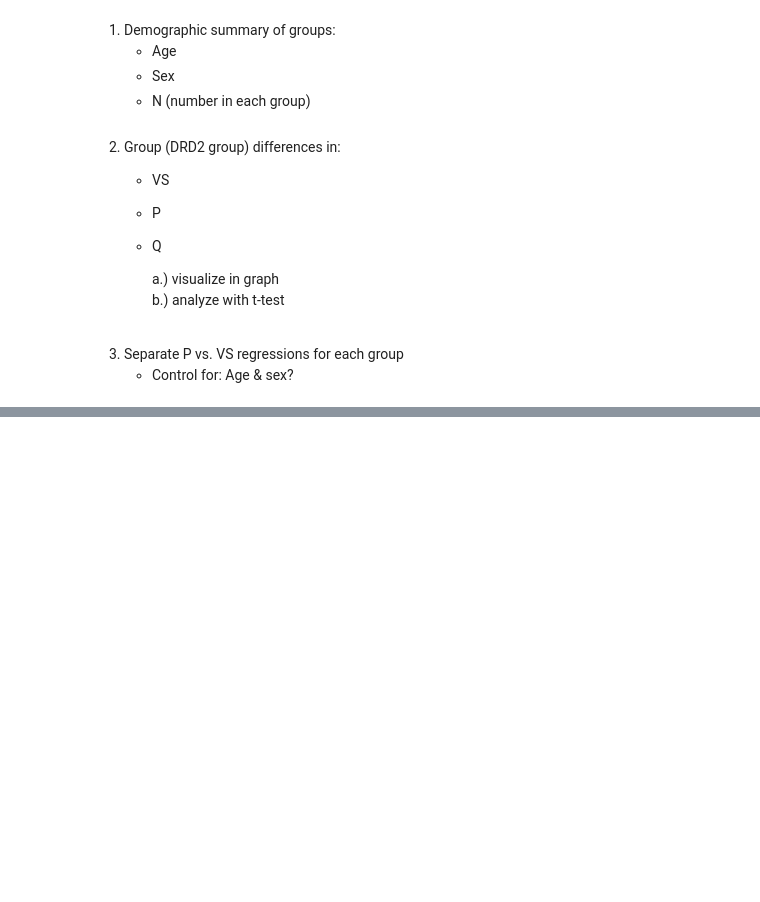
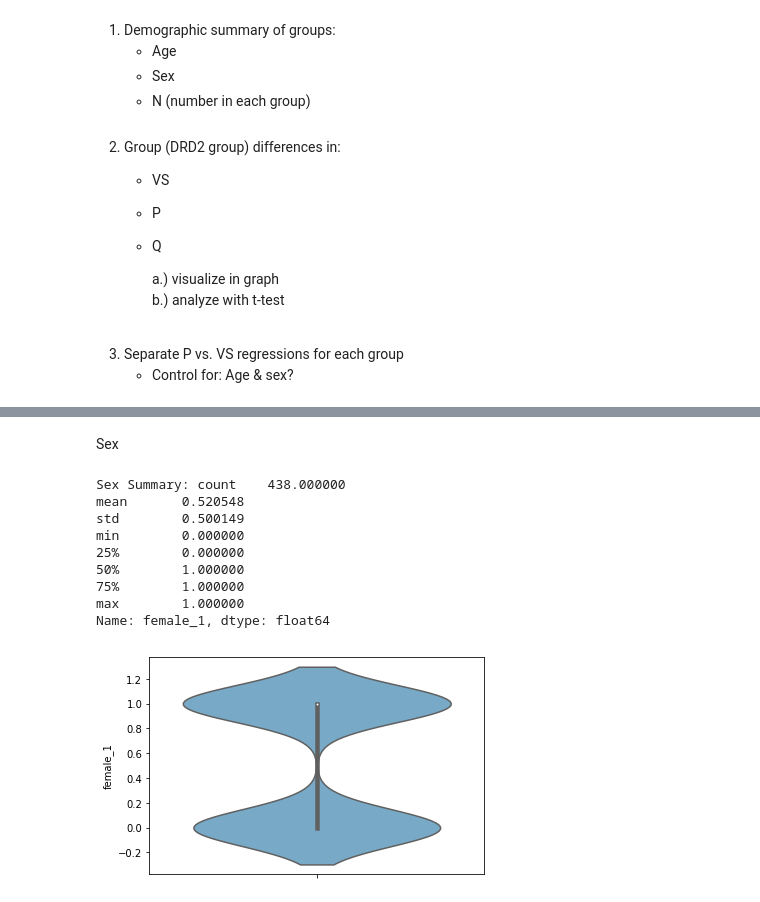
Before and after one commit to cbanuelos/DRD2_Abnormal_Learning, a Jupyter notebook: DataAnalysis.ipynb, the cells around one changed output, grey strips where cells are left out. Saved outputs shown, nothing was run; the diff lists cells and outputs as text; code cells hidden in the pictures; blank space fills up the shorter version.

```diff
--- a/DataAnalysis.ipynb
+++ b/DataAnalysis.ipynb
@@ -53,0 +77,17 @@ pd.set_option('display.max_rows',466)
+# %% [markdown]
+Sex
+# %%
+sex_summary = data.female_1.describe()
+print('Sex Summary:', sex_summary)
+SEX_violin = sb.violinplot(y='female_1', data=data, palette='Blues')
+# %% [output]
+Sex Summary: count    438.000000
+mean       0.520548
+std        0.500149
+min        0.000000
+25%        0.000000
+50%        1.000000
+75%        1.000000
+max        1.000000
+Name: female_1, dtype: float64
+[figure, added]
```
Also changed, not shown: parts of 10 cells of this notebook, 2 other files.
